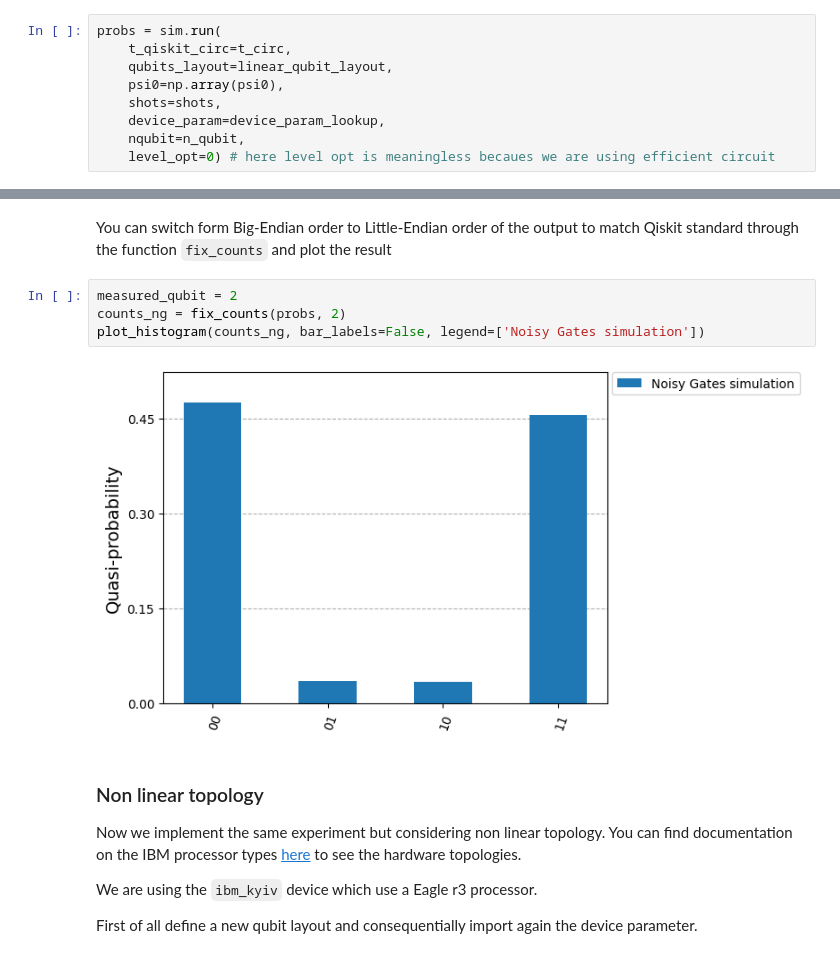
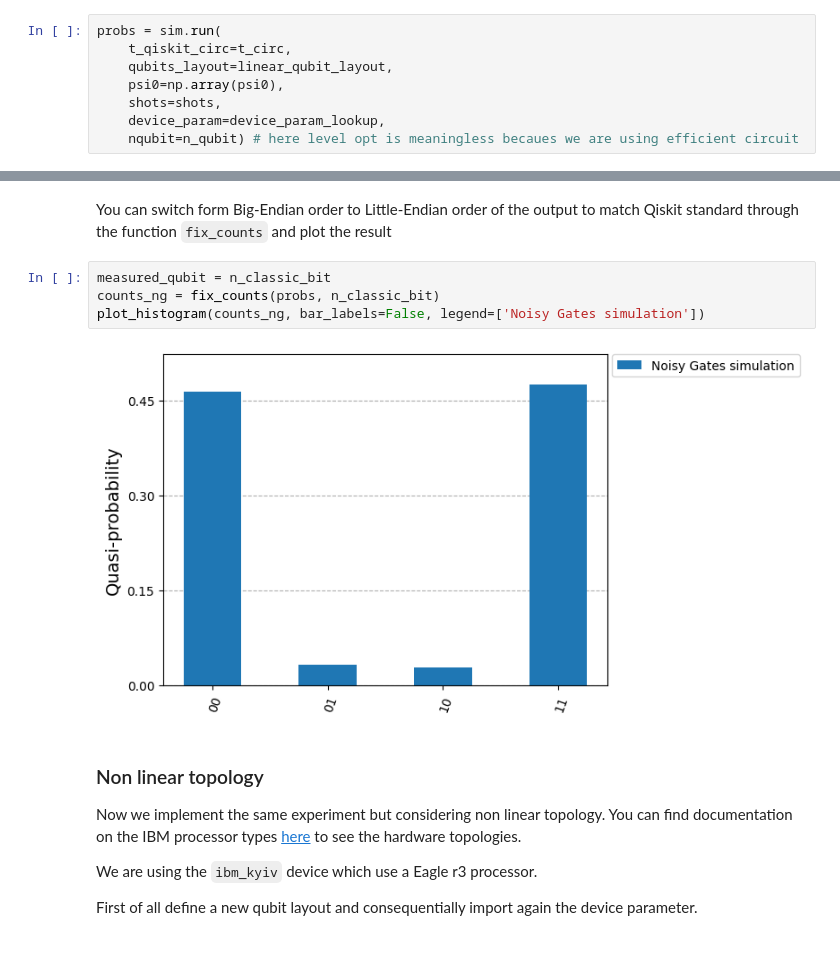
Before and after one commit to CERN-IT-INNOVATION/quantum-gates, a Jupyter notebook: docs/tutorials/notebooks/tutorial_quantum_gates.ipynb, the cells around one changed output, grey strips where cells are left out. Cells and saved outputs as stored; diff of their text form.

Commit message:
Update src code and tests to match the circuit classes interface

````diff
--- a/docs/tutorials/notebooks/tutorial_quantum_gates.ipynb
+++ b/docs/tutorials/notebooks/tutorial_quantum_gates.ipynb
@@ -88,8 +88,7 @@ probs = sim.run(
     psi0=np.array(psi0),
     shots=shots,
     device_param=device_param_lookup,
-    nqubit=n_qubit,
-    level_opt=0) # here level opt is meaningless becaues we are using efficient circuit
+    nqubit=n_qubit) # here level opt is meaningless becaues we are using efficient circuit
 # %% [output]
 Our CPU count is 8
 Use 80% of the cores, so 6 processes.
@@ -97,11 +96,11 @@ As we perform 100 shots, we use a chunksize of 17.
 # %% [markdown]
 You can switch form Big-Endian order to Little-Endian order of the output to match Qiskit standard through the function ```fix_counts``` and plot the result
 # %%
-measured_qubit = 2
-counts_ng = fix_counts(probs, 2)
+measured_qubit = n_classic_bit
+counts_ng = fix_counts(probs, n_classic_bit)
 plot_histogram(counts_ng, bar_labels=False, legend=['Noisy Gates simulation'])
 # %% [output]
-[figure, old version]
+[figure, new version]
 # %% [markdown]
 ### Non linear topology
 
````
Also changed, not shown: parts of 6 cells of this notebook, 6 other files.
